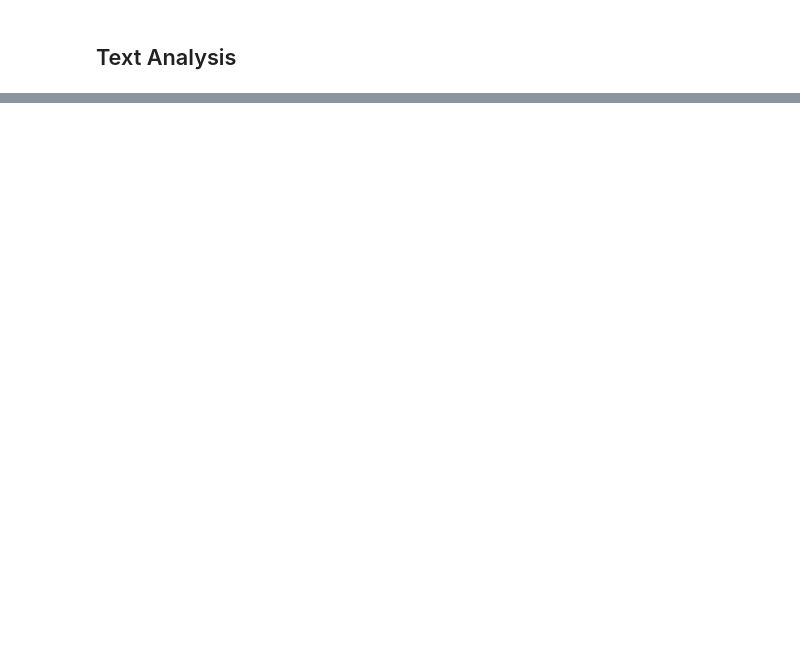
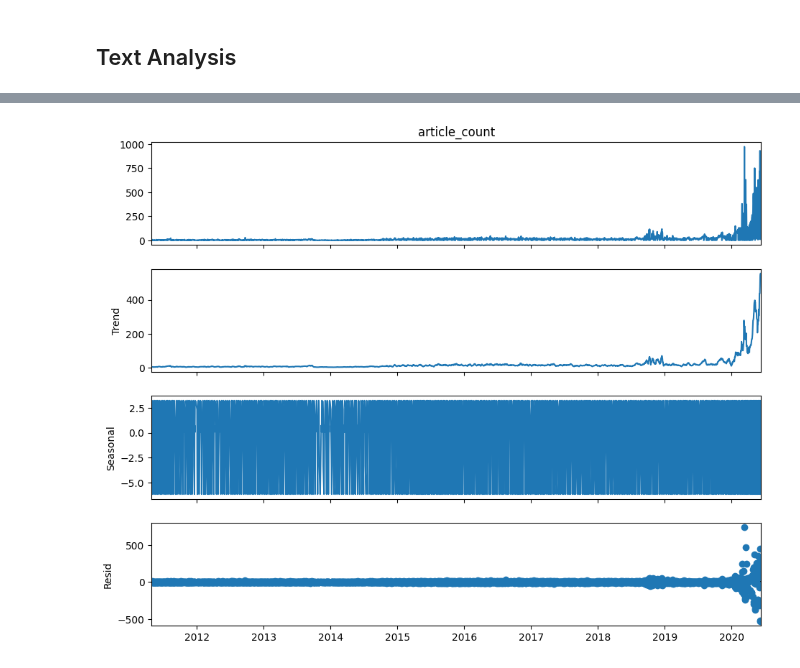
Before and after one commit to birhanu-ma/Financial-Data-Analysis, a Jupyter notebook: notebooks/sentiment_analysis.ipynb, the cells around one changed output, grey strips where cells are left out. Cells and saved outputs as stored; diff of their text form; code cells hidden in the pictures; blank space fills up the shorter version.

```diff
--- a/notebooks/sentiment_analysis.ipynb
+++ b/notebooks/sentiment_analysis.ipynb
@@ -368,0 +599,9 @@ plt.show()
+# %%
+
+
+result = seasonal_decompose(ts, model="additive", period=7)   # weekly seasonality
+fig = result.plot()
+fig.set_size_inches(10, 8)
+plt.show()
+# %% [output]
+[figure, added]
```
Also changed, not shown: parts of 29 cells of this notebook.
